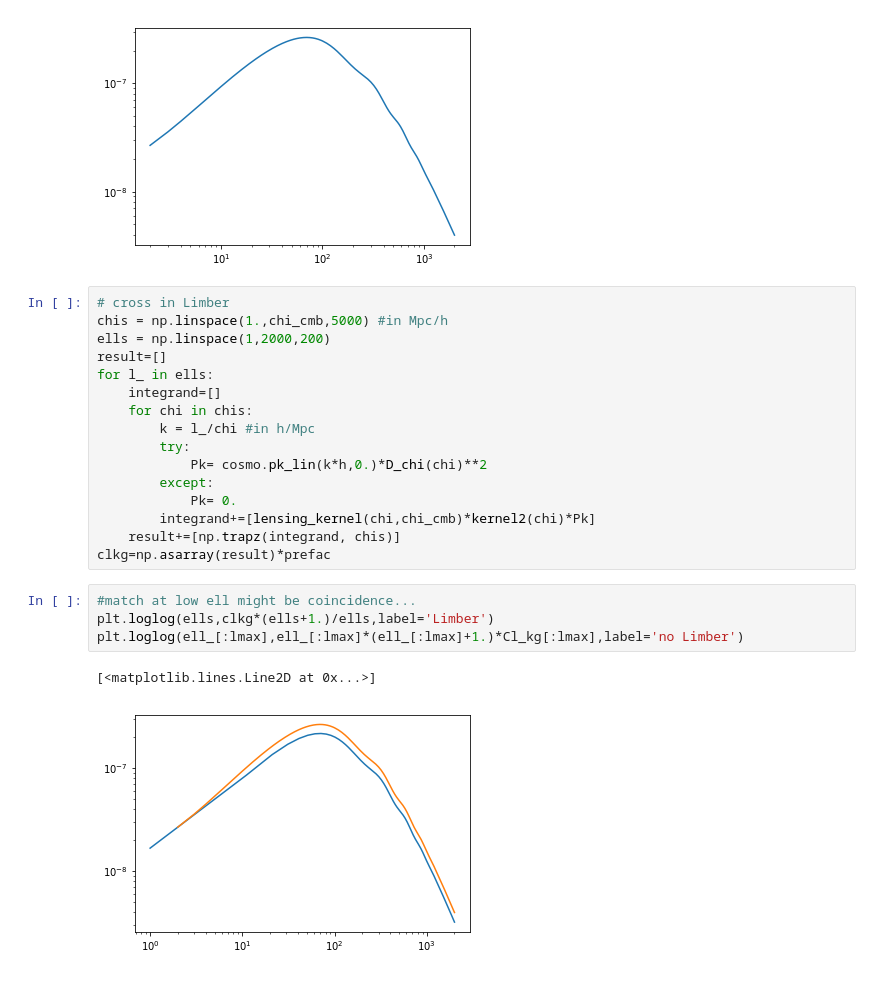
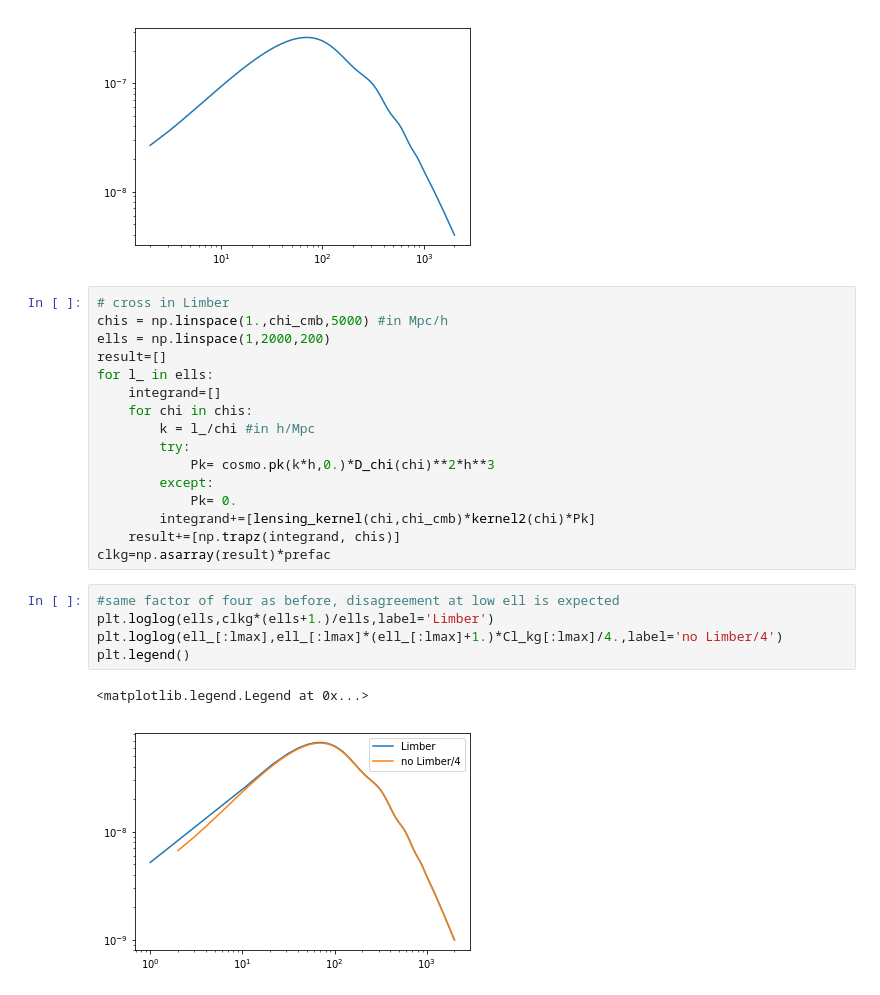
Before and after one commit to VMBoehm/postlimber, a Jupyter notebook: notebooks/postLimber_Integrals_VsVersion.ipynb, the cells around one changed output. Saved outputs shown, nothing was run; the diff lists cells and outputs as text.

Commit message:
factor of 4 also reproduced in cross correlations

```diff
--- a/notebooks/postLimber_Integrals_VsVersion.ipynb
+++ b/notebooks/postLimber_Integrals_VsVersion.ipynb
@@ -933,19 +932,20 @@ for l_ in ells:
     for chi in chis:
         k = l_/chi #in h/Mpc
         try:
-            Pk= cosmo.pk_lin(k*h,0.)*D_chi(chi)**2
+            Pk= cosmo.pk(k*h,0.)*D_chi(chi)**2*h**3
         except:
             Pk= 0.
         integrand+=[lensing_kernel(chi,chi_cmb)*kernel2(chi)*Pk]
     result+=[np.trapz(integrand, chis)]
 clkg=np.asarray(result)*prefac
 # %%
-#match at low ell might be coincidence...
+#same factor of four as before, disagreement at low ell is expected
 plt.loglog(ells,clkg*(ells+1.)/ells,label='Limber')
-plt.loglog(ell_[:lmax],ell_[:lmax]*(ell_[:lmax]+1.)*Cl_kg[:lmax],label='no Limber')
+plt.loglog(ell_[:lmax],ell_[:lmax]*(ell_[:lmax]+1.)*Cl_kg[:lmax]/4.,label='no Limber/4')
+plt.legend()
 # %% [output]
-[<matplotlib.lines.Line2D at 0x...>]
+<matplotlib.legend.Legend at 0x...>
-[figure, old version]
+[figure, new version]
 # %%
 # set up (as before), but using FFTlog of P_deltadelta, i.e. lensing kernel 2, should give better match to no Limber, also we should recover factor 0f 4
 
```
Also changed, not shown: parts of 14 cells of this notebook.
